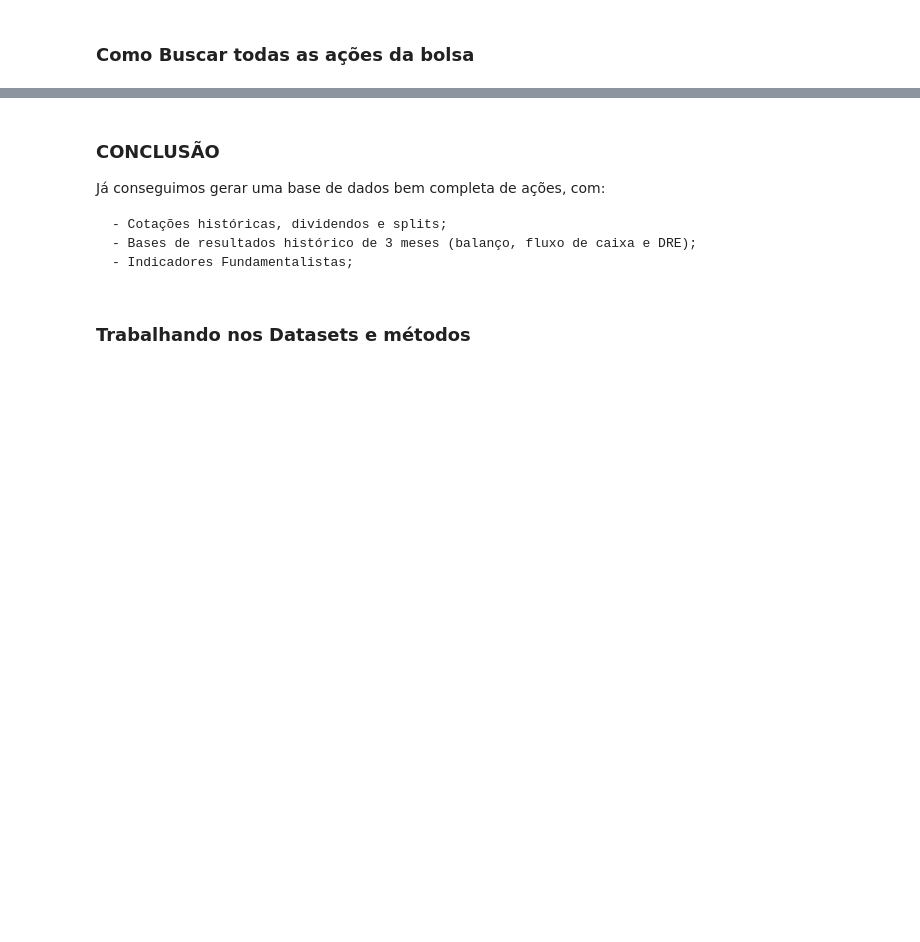
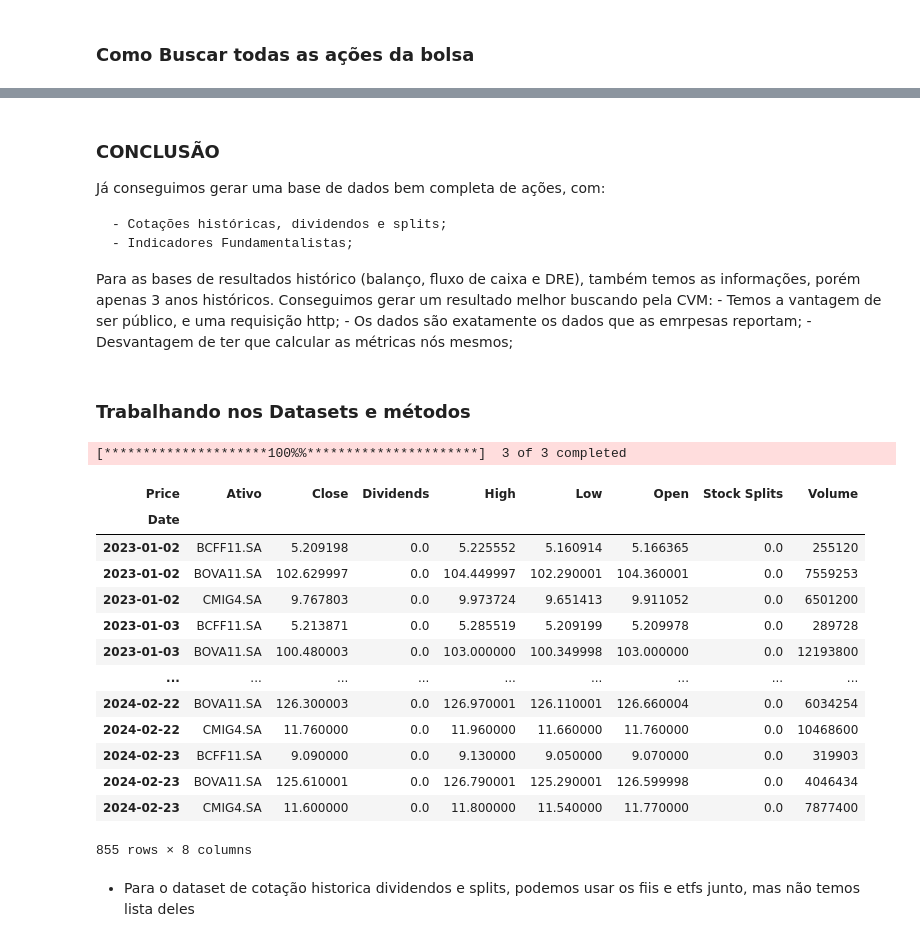
Before and after one commit to vitormiracca/DataEngineer-FinancialData, a Jupyter notebook: ExploracaoInicial/Mercado_Financeiro/ACOES/exp_acao.ipynb, the cells around one changed output, grey strips where cells are left out. Cells and saved outputs as stored; diff of their text form; code cells hidden in the pictures; blank space fills up the shorter version.

```diff
--- a/ExploracaoInicial/Mercado_Financeiro/ACOES/exp_acao.ipynb
+++ b/ExploracaoInicial/Mercado_Financeiro/ACOES/exp_acao.ipynb
@@ -275,7 +327,36 @@ Lista de ações (apeans ações) (1032)
 Já conseguimos gerar uma base de dados bem completa de ações, com:
 
     - Cotações históricas, dividendos e splits;
-    - Bases de resultados histórico de 3 meses (balanço, fluxo de caixa e DRE);
     - Indicadores Fundamentalistas;
+
+Para as bases de resultados histórico (balanço, fluxo de caixa e DRE), também temos as informações, porém apenas 3 anos históricos. Conseguimos gerar um resultado melhor buscando pela CVM:
+    - Temos a vantagem de ser público, e uma requisição http;
+    - Os dados são exatamente os dados que as emrpesas reportam;
+    - Desvantagem de ter que calcular as métricas nós mesmos;
 # %% [markdown]
 ### Trabalhando nos Datasets e métodos
+# %%
+tickersYF = yf.Tickers(['CMIG4.SA', 'BCFF11.SA', 'BOVA11.SA'])
+
+df_history = tickersYF.history(start='2023-01-01')
+df_history = df_history.stack(level=1).rename_axis(['Date', 'Ativo']).reset_index(level=1)
+
+df_history
+# %% [output]
+[*********************100%%**********************]  3 of 3 completed
+| Price | Ativo | Close | Dividends | High | Low | Open | Stock Splits | Volume |
+| Date |  |  |  |  |  |  |  |  |
+| 2023-01-02 | BCFF11.SA | 5.209198 | 0.0 | 5.225552 | 5.160914 | 5.166365 | 0.0 | 255120 |
+| 2023-01-02 | BOVA11.SA | 102.629997 | 0.0 | 104.449997 | 102.290001 | 104.360001 | 0.0 | 7559253 |
+| 2023-01-02 | CMIG4.SA | 9.767803 | 0.0 | 9.973724 | 9.651413 | 9.911052 | 0.0 | 6501200 |
+| 2023-01-03 | BCFF11.SA | 5.213871 | 0.0 | 5.285519 | 5.209199 | 5.209978 | 0.0 | 289728 |
+| 2023-01-03 | BOVA11.SA | 100.480003 | 0.0 | 103.000000 | 100.349998 | 103.000000 | 0.0 | 12193800 |
+| ... | ... | ... | ... | ... | ... | ... | ... | ... |
+| 2024-02-22 | BOVA11.SA | 126.300003 | 0.0 | 126.970001 | 126.110001 | 126.660004 | 0.0 | 6034254 |
+| 2024-02-22 | CMIG4.SA | 11.760000 | 0.0 | 11.960000 | 11.660000 | 11.760000 | 0.0 | 10468600 |
+| 2024-02-23 | BCFF11.SA | 9.090000 | 0.0 | 9.130000 | 9.050000 | 9.070000 | 0.0 | 319903 |
+| 2024-02-23 | BOVA11.SA | 125.610001 | 0.0 | 126.790001 | 125.290001 | 126.599998 | 0.0 | 4046434 |
+| 2024-02-23 | CMIG4.SA | 11.600000 | 0.0 | 11.800000 | 11.540000 | 11.770000 | 0.0 | 7877400 |
+855 rows × 8 columns
+# %% [markdown]
+- Para o dataset de cotação historica dividendos e splits, podemos usar os fiis e etfs junto, mas não temos lista deles
```
Also changed, not shown: parts of 25 cells of this notebook, 2 other files.
